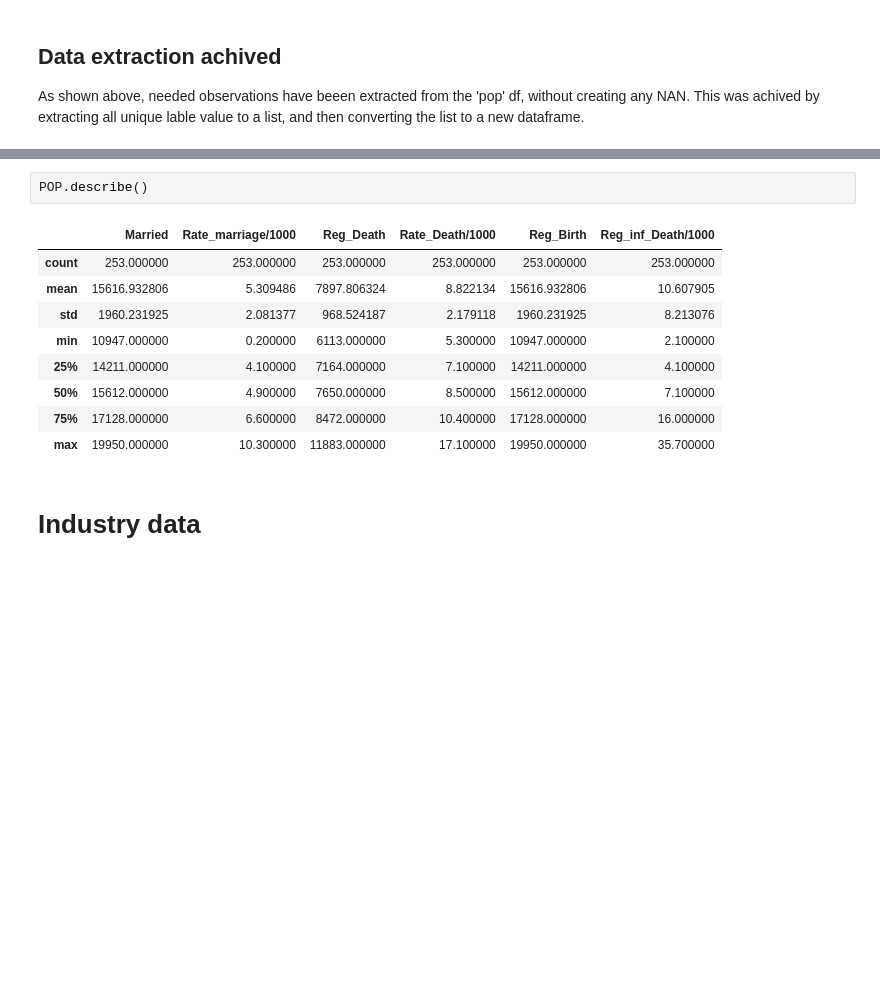
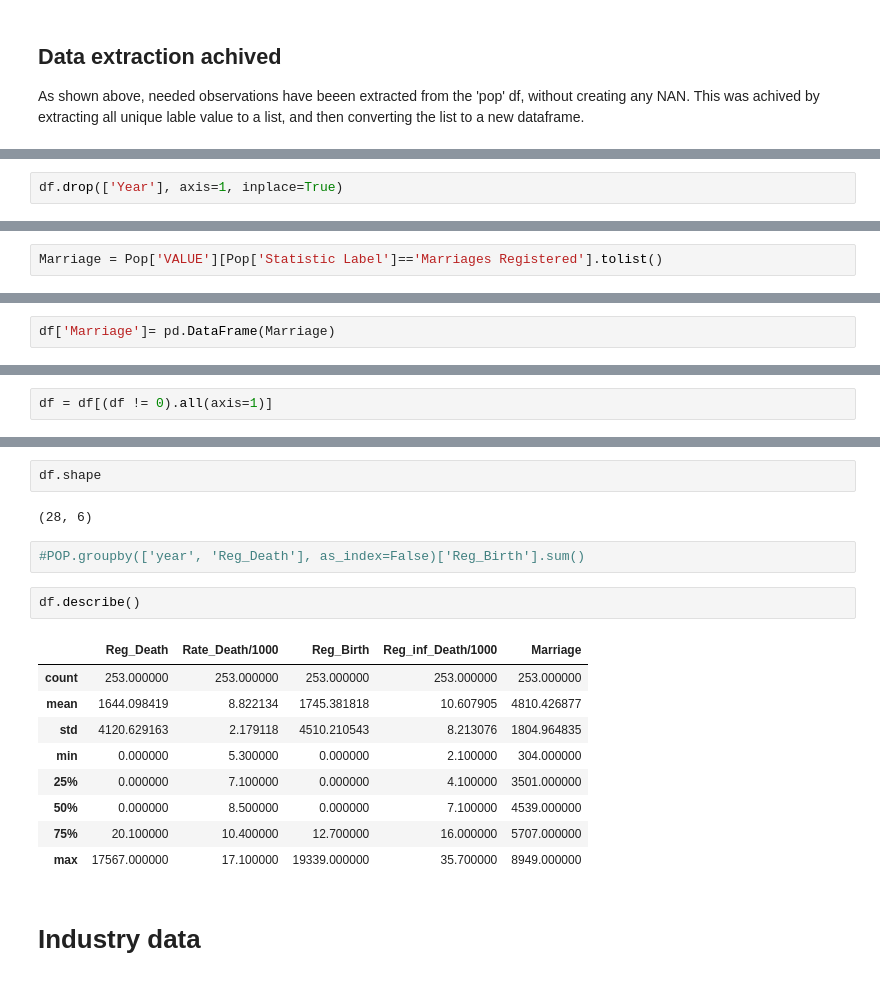
Before and after one commit to Ayomide-ola/Stategic_thinking-CA2, a Jupyter notebook: Population_CA2.ipynb, the cells around one changed output, grey strips where cells are left out. Saved outputs shown, nothing was run; the diff lists cells and outputs as text; blank space fills up the shorter version.

Commit message:
Data manipulation

```diff
--- a/Population_CA2.ipynb
+++ b/Population_CA2.ipynb
@@ -439,0 +532,2 @@ dtype: int64
+# %%
+df.drop(['Year'], axis=1, inplace=True)
@@ -439,0 +543,2 @@ dtype: int64
+# %%
+Marriage = Pop['VALUE'][Pop['Statistic Label']=='Marriages Registered'].tolist()
@@ -439,0 +547,2 @@ dtype: int64
+# %%
+df['Marriage']= pd.DataFrame(Marriage)
@@ -439,0 +571,2 @@ dtype: int64
+# %%
+df = df[(df != 0).all(axis=1)]
@@ -440,15 +593,21 @@ dtype: int64
+# %%
+df.shape
+# %% [output]
+(28, 6)
+# %%
+#POP.groupby(['year', 'Reg_Death'], as_index=False)['Reg_Birth'].sum()
 # %%
-POP.describe()
+df.describe()
 # %% [output]
-|  | Married | Rate_marriage/1000 | Reg_Death | Rate_Death/1000 | Reg_Birth | Reg_inf_Death/1000 |
-| count | 253.000000 | 253.000000 | 253.000000 | 253.000000 | 253.000000 | 253.000000 |
-| mean | 15616.932806 | 5.309486 | 7897.806324 | 8.822134 | 15616.932806 | 10.607905 |
-| std | 1960.231925 | 2.081377 | 968.524187 | 2.179118 | 1960.231925 | 8.213076 |
-| min | 10947.000000 | 0.200000 | 6113.000000 | 5.300000 | 10947.000000 | 2.100000 |
-| 25% | 14211.000000 | 4.100000 | 7164.000000 | 7.100000 | 14211.000000 | 4.100000 |
-| 50% | 15612.000000 | 4.900000 | 7650.000000 | 8.500000 | 15612.000000 | 7.100000 |
-| 75% | 17128.000000 | 6.600000 | 8472.000000 | 10.400000 | 17128.000000 | 16.000000 |
-| max | 19950.000000 | 10.300000 | 11883.000000 | 17.100000 | 19950.000000 | 35.700000 |
+|  | Reg_Death | Rate_Death/1000 | Reg_Birth | Reg_inf_Death/1000 | Marriage |
+| count | 253.000000 | 253.000000 | 253.000000 | 253.000000 | 253.000000 |
+| mean | 1644.098419 | 8.822134 | 1745.381818 | 10.607905 | 4810.426877 |
+| std | 4120.629163 | 2.179118 | 4510.210543 | 8.213076 | 1804.964835 |
+| min | 0.000000 | 5.300000 | 0.000000 | 2.100000 | 304.000000 |
+| 25% | 0.000000 | 7.100000 | 0.000000 | 4.100000 | 3501.000000 |
+| 50% | 0.000000 | 8.500000 | 0.000000 | 7.100000 | 4539.000000 |
+| 75% | 20.100000 | 10.400000 | 12.700000 | 16.000000 | 5707.000000 |
+| max | 17567.000000 | 17.100000 | 19339.000000 | 35.700000 | 8949.000000 |
 # %% [markdown]
 # Industry data
 # %%
```
Also changed, not shown: parts of 46 cells of this notebook.
